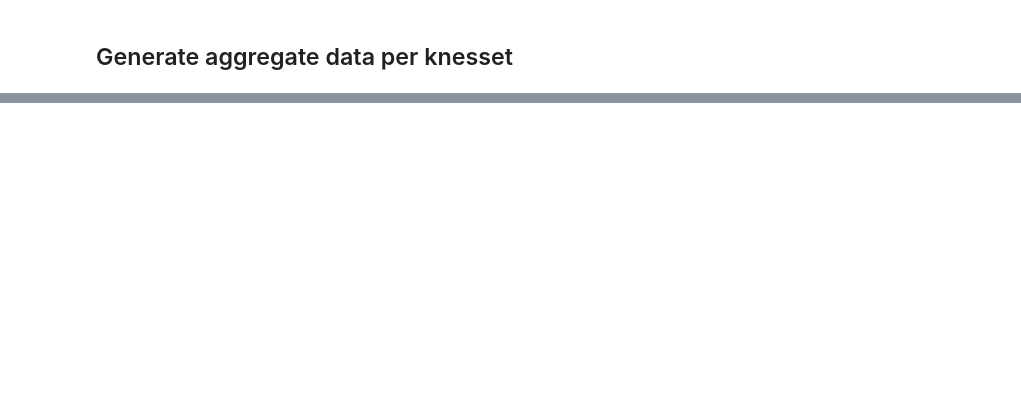
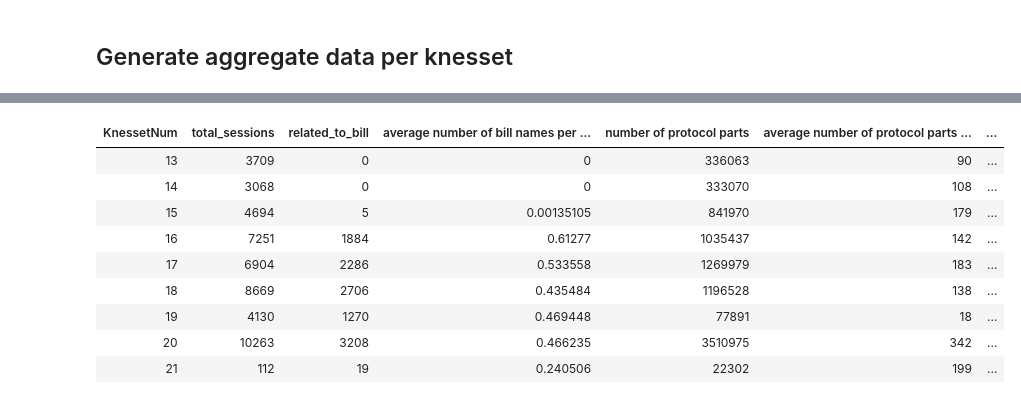
Before and after one commit to hasadna/knesset-data-pipelines, a Jupyter notebook: jupyter-notebooks/protocol speakers categorization.ipynb, the cells around one changed output, grey strips where cells are left out. Saved outputs shown, nothing was run; the diff lists cells and outputs as text; code cells hidden in the pictures; blank space fills up the shorter version.

```diff
--- a/jupyter-notebooks/protocol speakers categorization.ipynb
+++ b/jupyter-notebooks/protocol speakers categorization.ipynb
@@ -279,0 +532,51 @@ Flow(
+# %%
+# aggregate protocol parts data per knesset
+
+for knesset in knessets.values():
+    knesset['number of protocol parts'] = 0
+    knesset['total protocol part bodies length'] = 0
+    knesset['num sessions with parts'] = 0
+    knesset['num_parts_with_part_category'] = 0
+
+for session in sessions_by_id.values():
+    knesset = knessets[session['KnessetNum']]
+    if len(session.get('parts', [])) > 2:
+        knesset['num sessions with parts'] += 1
+    num_parts_with_part_category = 0
+    for part in session.get('parts', []):
+        knesset['number of protocol parts'] += 1
+        knesset['total protocol part bodies length'] += part['body_length']
+        if part['part_category'] and part['part_category'] != '':
+            knesset['num_parts_with_part_category'] += 1
+
+for knesset_num, knesset in knessets.items():
+    knesset['average_protocol_parts'] = int(knesset['number of protocol parts'] / knesset['total_sessions'])
+    knesset['average_body_length'] = int(knesset['total protocol part bodies length'] / knesset['total_sessions'])
+    knesset['average_num_parts_with_part_category'] = int(knesset['num_parts_with_part_category'] / knesset['total_sessions'])
+
+knesset_rows = [
+    {
+        **{k: v for k, v in knessets[knesset_num].items() if k in [
+            'KnessetNum',
+            'total_sessions',
+            'related_to_bill',
+            'average number of bill names per meeting (which has protocol text)',
+            'number of protocol parts',
+        ]},
+        'average number of protocol parts per meeting': knessets[knesset_num]['average_protocol_parts'],
+        'average number of protocol parts per meeting which has a part category': knessets[knesset_num]['average_num_parts_with_part_category'],
+        'average body length per meeting (not including header)': knessets[knesset_num]['average_body_length'],
+    } for knesset_num in [13,14,15,16,17,18,19,20,21]
+]
+display(HTML('{}'.format(tabulate.tabulate(knesset_rows, tablefmt='html', headers='keys'))))
+# %% [output]
+| KnessetNum | total_sessions | related_to_bill | average number of bill names per ... | number of protocol parts | average number of protocol parts ... | ... |
+| 13 | 3709 | 0 | 0 | 336063 | 90 | ... |
+| 14 | 3068 | 0 | 0 | 333070 | 108 | ... |
+| 15 | 4694 | 5 | 0.00135105 | 841970 | 179 | ... |
+| 16 | 7251 | 1884 | 0.61277 | 1035437 | 142 | ... |
+| 17 | 6904 | 2286 | 0.533558 | 1269979 | 183 | ... |
+| 18 | 8669 | 2706 | 0.435484 | 1196528 | 138 | ... |
+| 19 | 4130 | 1270 | 0.469448 | 77891 | 18 | ... |
+| 20 | 10263 | 3208 | 0.466235 | 3510975 | 342 | ... |
+| 21 | 112 | 19 | 0.240506 | 22302 | 199 | ... |
```
Also changed, not shown: parts of 27 cells of this notebook, 1 other file.
